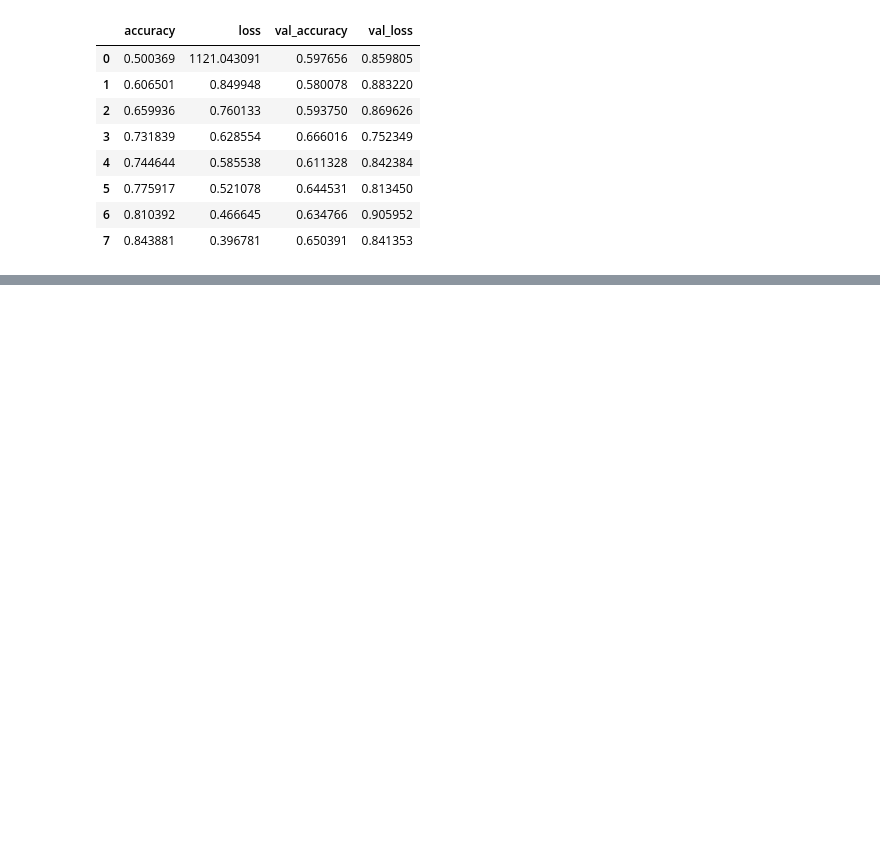
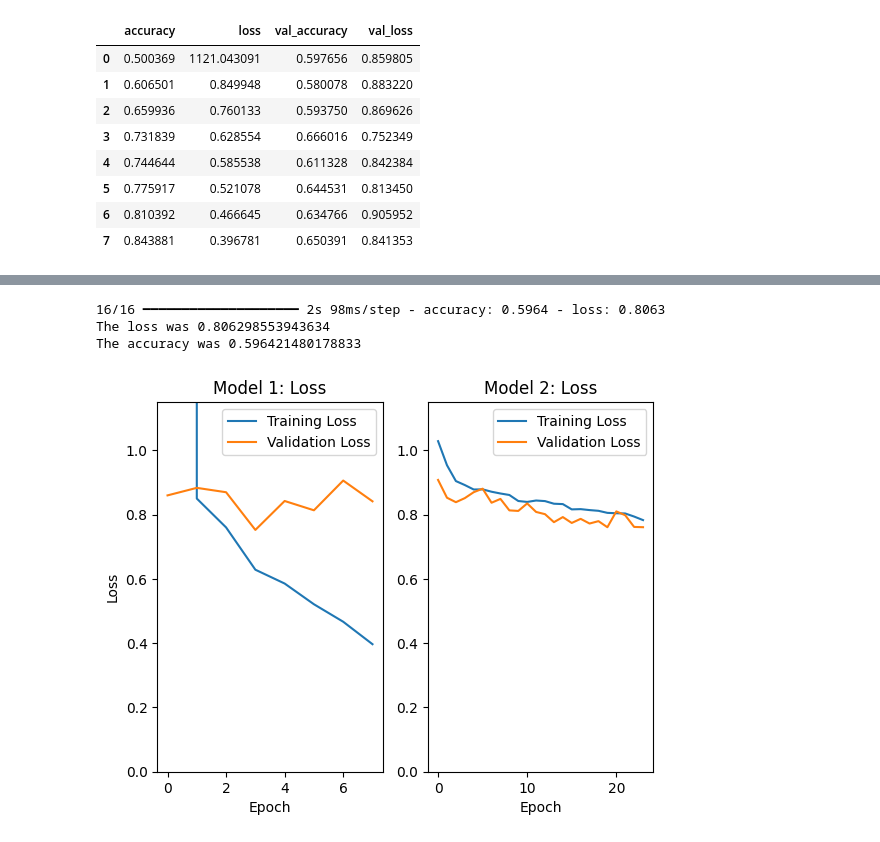
Before and after one commit to ryadl14/dementia_classifier, a Jupyter notebook: scripts/script.ipynb, the cells around one changed output, grey strips where cells are left out. Drawn from its saved outputs; the diff is of its cells as text; code cells hidden in the pictures; blank space fills up the shorter version.

Commit message:
Completed model 2, marginal increase in performance, thinking of switch gears and trying transfer learning.

```diff
--- a/scripts/script.ipynb
+++ b/scripts/script.ipynb
@@ -339,0 +347,5 @@ IndexError: too many indices for array: array is 0-dimensional, but 2 were index
+# %%
+model_v2.compile(optimizer = Adam(learning_rate = 0.001),
+              loss = "sparse_categorical_crossentropy",
+              metrics =['accuracy'])
+model_v2.summary()
@@ -339,0 +374,11 @@ IndexError: too many indices for array: array is 0-dimensional, but 2 were index
+# %%
+early_stopping_callback = EarlyStopping(
+    monitor = 'val_loss',
+    patience = 4,
+    restore_best_weights = True
+)
+# %%
+model_training_v2 = model_v2.fit(train_ds, validation_data = val_ds,
+batch_size=32,
+epochs=50, shuffle=True,
+callbacks = [early_stopping_callback])
@@ -339,0 +406,29 @@ IndexError: too many indices for array: array is 0-dimensional, but 2 were index
+# %%
+loss_v2, accuracy_v2 = model_v2.evaluate(test_ds)
+print (f"The loss was {loss_v2}")
+print (f"The accuracy was {accuracy_v2}")
+# %% [output]
+16/16 ━━━━━━━━━━━━━━━━━━━━ 2s 98ms/step - accuracy: 0.5964 - loss: 0.8063
+The loss was 0.806298553943634
+The accuracy was 0.596421480178833
+# %%
+fig, (ax1, ax2) = plt.subplots(1,2)
+
+ax1.plot (model_training.epoch, model_training.history["loss"], label = 'Training Loss')
+ax1.plot (model_training.epoch, model_training.history["val_loss"], label = 'Validation Loss')
+ax1.set_title("Model 1: Loss")
+ax1.set_ylabel("Loss")
+ax1.set_xlabel("Epoch")
+ax1.set_ylim(0,1.15)
+ax1.legend()
+
+ax2.plot (model_training_v2.epoch, model_training_v2.history["loss"], label = 'Training Loss')
+ax2.plot (model_training_v2.epoch, model_training_v2.history["val_loss"], label = 'Validation Loss')
+ax2.legend(loc = 'upper right')
+ax2.set_title("Model 2: Loss")
+ax2.set_ylim(0,1.15)
+ax2.set_xlabel("Epoch")
+
+plt.show()
+# %% [output]
+[figure, added]
```
Also changed, not shown: parts of 22 cells of this notebook.
